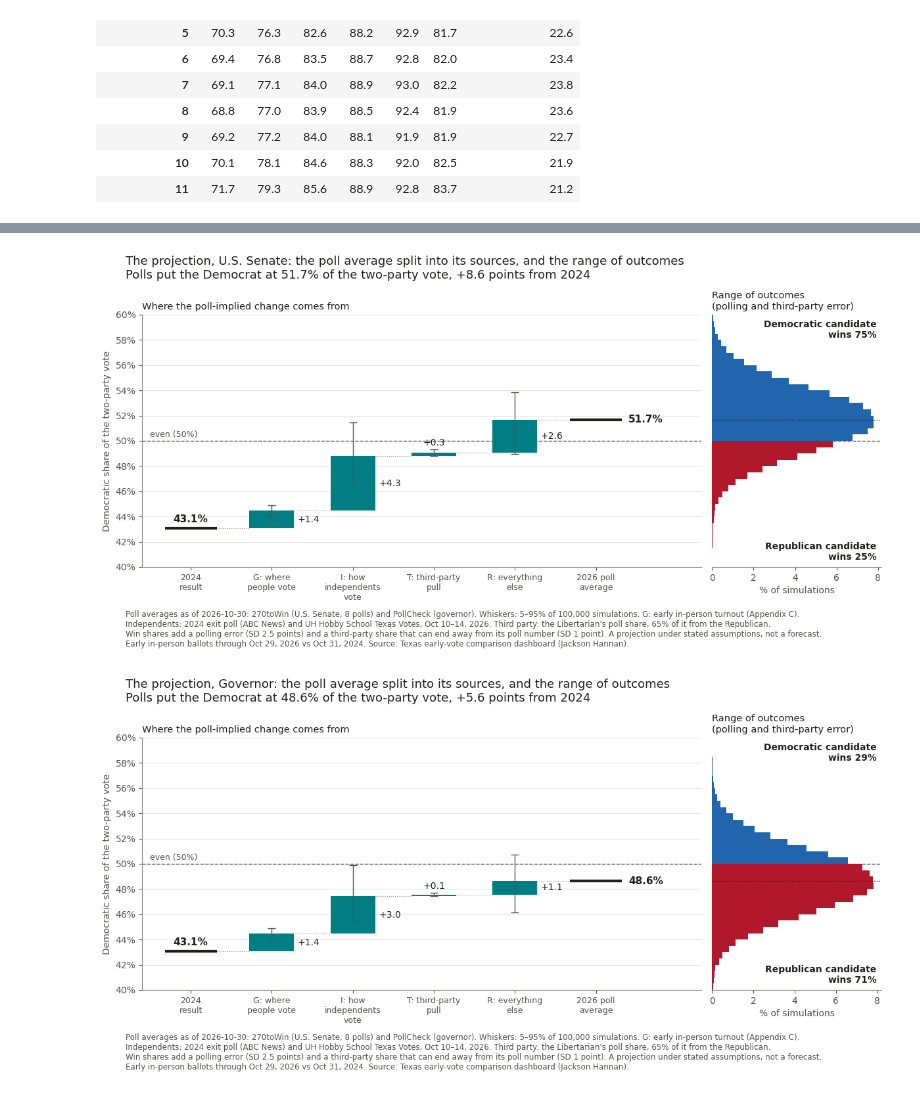
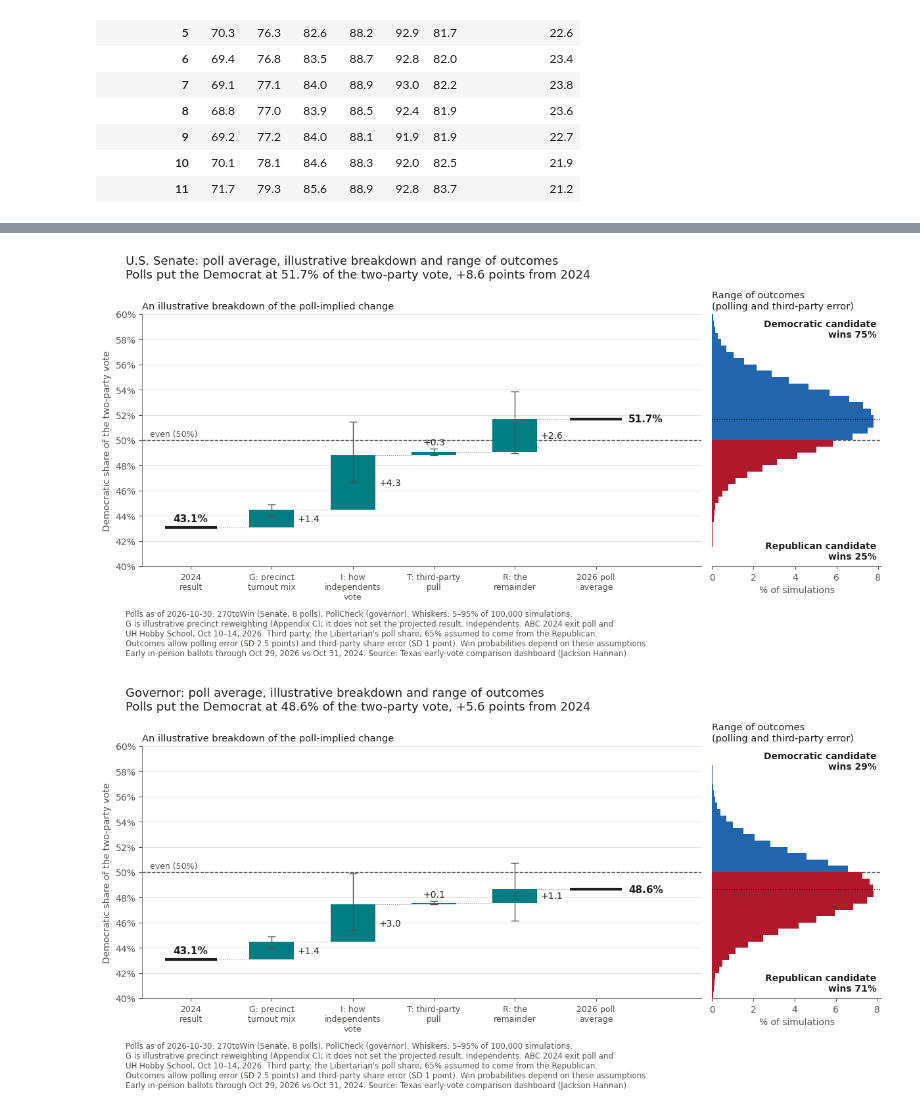
Before and after one commit to grej/tx_2026_electoral_analysis_nteract, a Jupyter notebook: texas_early_vote_2026_vs_2024.ipynb, the cells around one changed output, grey strips where cells are left out. Cells and saved outputs as stored; diff of their text form; code cells hidden in the pictures.

```diff
--- a/texas_early_vote_2026_vs_2024.ipynb
+++ b/texas_early_vote_2026_vs_2024.ipynb
@@ -3183,13 +2876,13 @@ plt.show()
 # %%
-# Chart 6: the same split on the scale of all votes. G, I and R move the Democrat's
+# Chart 5: the same split on the scale of all votes. G, I and R move the Democrat's
 # two-party share at 2024's third-party share, so they shrink by that share. The last step
 # is what the third-party votes beyond 2024's share take from the Democrat: 35% of them.
 fig, axes = plt.subplots(1, 2, figsize=(14.5, 6), sharey=True)
 all_vote_steps = [
     "2024\nresult",
-    "G: where\npeople vote",
+    "G: precinct\nturnout mix",
     "I: how\nindependents\nvote",
-    "R: everything\nelse",
+    "R: the\nremainder",
     "Third-party\ncandidates\n(Democrat's part)",
     "2026 poll\naverage",
 ]
@@ -3261,9 +2954,9 @@ fig.text(
     va="top",
 )
 fig.savefig(
-    OUTPUT_DIRECTORY / "chart6_projection_all_votes.png", dpi=200, bbox_inches="tight"
+    OUTPUT_DIRECTORY / "chart5_projection_all_votes.png", dpi=200, bbox_inches="tight"
 )
-fig.savefig(OUTPUT_DIRECTORY / "chart6_projection_all_votes.svg", bbox_inches="tight")
+fig.savefig(OUTPUT_DIRECTORY / "chart5_projection_all_votes.svg", bbox_inches="tight")
 plt.show()
 for race, res in projection.items():
     shares = res["all_votes_at_poll"]
@@ -3290,7 +2981,7 @@ for race, res in projection.items():
     steps, whiskers = split_steps(res)
     waterfall(ax, 100 * baseline, steps, STEP_NAMES, whiskers)
     ax.set_title(
-        "Where the poll-implied change comes from", fontsize=10.5, color=INK, loc="left"
+        "An illustrative breakdown of the poll-implied change", fontsize=10.5, color=INK, loc="left"
     )
     ax.text(-0.5, 50.15, "even (50%)", va="bottom", ha="left", fontsize=9, color=INK_2)
     ax.set_ylabel("Democratic share of the two-party vote")
@@ -3334,39 +3025,39 @@ for race, res in projection.items():
     side.set_title(
         "Range of outcomes\n(polling and third-party error)",
         fontsize=10.5,
         color=INK,
         loc="left",
     )
     side.set_xlabel("% of simulations")
     side.tick_params(axis="y", left=False)
     side.spines["left"].set_visible(False)
     for axis in (ax, side):
         axis.axhline(50, color=INK_2, lw=1, ls="--", zorder=2)
     ax.set_ylim(40, 60)
     ax.set_yticks(np.arange(40, 60.1, 2))
     ax.yaxis.set_major_formatter(PercentFormatter(decimals=0))
     fig.suptitle(
-        f"The projection, {race}: the poll average split into its sources, and the range of "
-        f"outcomes\nPolls put the Democrat at {res['poll_share']:.1f}% of the two-party vote, "
+        f"{race}: poll average, illustrative breakdown and range of outcomes\n"
+        f"Polls put the Democrat at {res['poll_share']:.1f}% of the two-party vote, "
         f"{signed(res['poll_share'] - 100 * baseline)} points from 2024",
         x=0.06,
         ha="left",
         fontsize=13,
         color=INK,
     )
     fig.subplots_adjust(left=0.08, right=0.98, top=0.83, bottom=0.19)
     fig.text(
         0.06, 0.08, PROJECTION_NOTE, fontsize=8.5, color=INK_2, ha="left", va="top"
     )
     slug = "senate" if "Senate" in race else "governor"
     fig.savefig(
-        OUTPUT_DIRECTORY / f"chart7_projection_{slug}.png", dpi=200, bbox_inches="tight"
+        OUTPUT_DIRECTORY / f"chart6_projection_{slug}.png", dpi=200, bbox_inches="tight"
     )
-    fig.savefig(OUTPUT_DIRECTORY / f"chart7_projection_{slug}.svg", bbox_inches="tight")
+    fig.savefig(OUTPUT_DIRECTORY / f"chart6_projection_{slug}.svg", bbox_inches="tight")
     plt.show()
 # %% [output]
-[figure, old version]
+[figure, new version]
-[figure, old version]
+[figure, new version]
 # %% [markdown]
 ## Saved files, sources and credits
 
```
Also changed, not shown: parts of 18 cells of this notebook.
